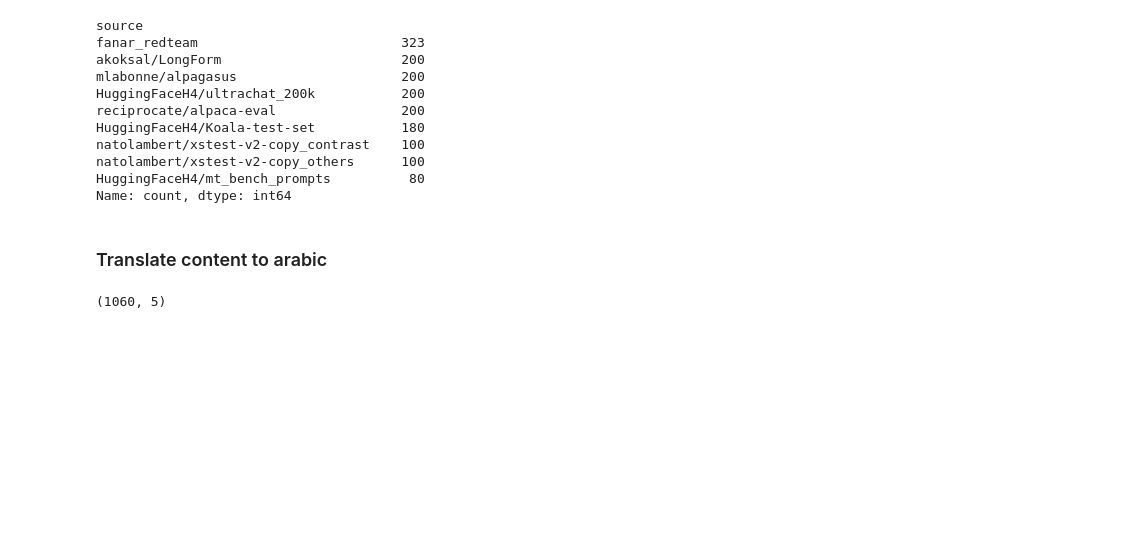
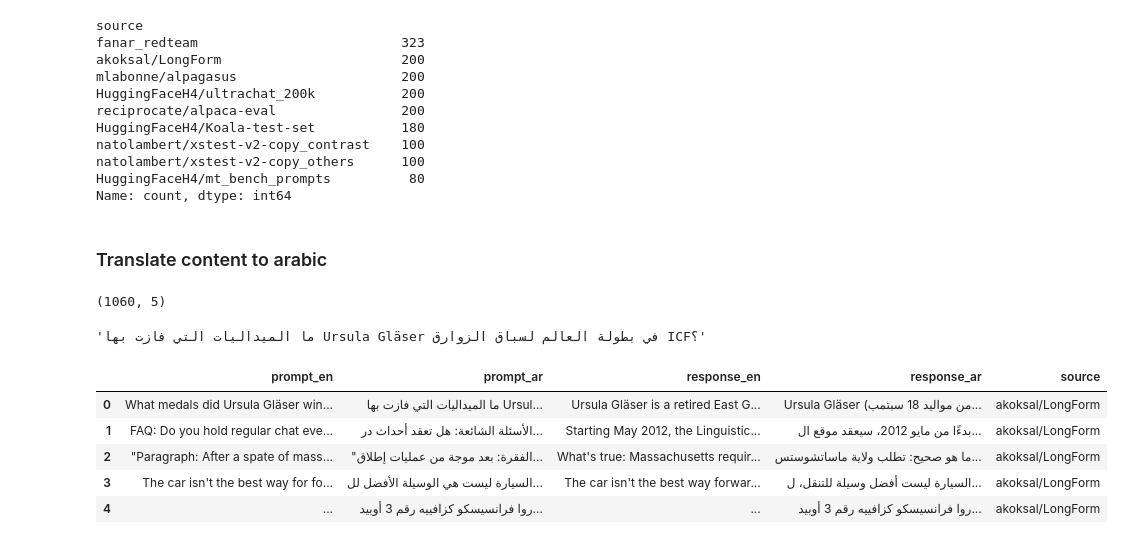
Before and after one commit to euisuh/LLMAnalyzer, a Jupyter notebook: main.ipynb, the cells around one changed output. Cells and saved outputs as stored; diff of their text form; code cells hidden in the pictures; blank space fills up the shorter version.

Commit message:
:sparkles: get translation of all dataset

```diff
--- a/main.ipynb
+++ b/main.ipynb
@@ -292,7 +292,7 @@ df.to_csv('analyzeDataset.csv', index=False)
 ### Translate content to arabic
 # %%
 import pandas as pd
-df = pd.read_csv('analyzeDataset.csv')
+df = pd.read_csv('assets/analyzeDataset.csv')
 df.shape
 # %% [output]
 (1060, 5)
@@ -309,31 +309,44 @@ df.response_en = df.response_en.apply(get_correct_format)
 from utils import google_translator
 
 google_translator(df.prompt_en.iloc[0])
+# %% [output]
+'ما الميداليات التي فازت بها Ursula Gläser في بطولة العالم لسباق الزوارق ICF؟'
 # %%
 from tqdm import tqdm
+
+cnt_exception = 0
+
 for i in tqdm(range(df.shape[0])):
-    prompt = get_correct_format(df.prompt_en.iloc[i])
-    prompt = str(prompt)
-    if isinstance(prompt, list):
-        prompt_tmp = []
-        for p in prompt:
-            prompt_tmp.append(google_translator(p))
-        df.at[i, 'prompt_ar'] = prompt_tmp
-    else:
-        df.at[i, 'prompt_ar'] = google_translator(prompt)
+    prompt = df.prompt_en.iloc[i]
+    try:
+        if isinstance(prompt, list):
+            prompt_tmp = []
+            for p in prompt:
+                prompt_tmp.append(google_translator(p))
+            df.at[i, 'prompt_ar'] = prompt_tmp
+        else:
+            df.at[i, 'prompt_ar'] = google_translator(prompt)
 
-    response = get_correct_format(df.response_en.iloc[i])
-    response = str(response)
-    if len(response) == 0:
-        continue
+        response = df.response_en.iloc[i]
+        if isinstance(response, list):
+            response_tmp = []
+            for r in response:
+                response_tmp.append(google_translator(r))
+            df.at[i, 'response_ar'] = response_tmp
+        else:
+            df.at[i, 'response_ar'] = google_translator(response)
+    except:
+        cnt_exception += 1
 
-    if isinstance(response, list):
-        response_tmp = []
-        for r in response:
-            response_tmp.append(google_translator(r))
-        df.at[i, 'prompt_ar'] = response_tmp
-    else:
-        df.at[i, 'response_ar'] = google_translator(response)
+    if not i%10:
+        df.to_csv('assets/analyzeDataset.csv', index=False)
 
 df.head()
+# %% [output]
+|  | prompt_en | prompt_ar | response_en | response_ar | source |
+| 0 | What medals did Ursula Gläser win... | ما الميداليات التي فازت بها Ursul... | Ursula Gläser is a retired East G... | Ursula Gläser (من مواليد 18 سبتمب... | akoksal/LongForm |
+| 1 | FAQ: Do you hold regular chat eve... | الأسئلة الشائعة: هل تعقد أحداث در... | Starting May 2012, the Linguistic... | بدءًا من مايو 2012، سيعقد موقع ال... | akoksal/LongForm |
+| 2 | "Paragraph: After a spate of mass... | "الفقرة: بعد موجة من عمليات إطلاق... | What's true: Massachusetts requir... | ما هو صحيح: تطلب ولاية ماساتشوستس... | akoksal/LongForm |
+| 3 | The car isn't the best way for fo... | السيارة ليست هي الوسيلة الأفضل لل... | The car isn't the best way forwar... | السيارة ليست أفضل وسيلة للتنقل، ل... | akoksal/LongForm |
+| 4 | ... | روا فرانسيسكو كزافييه رقم 3 أوبيد... | ... | روا فرانسيسكو كزافييه رقم 3 أوبيد... | akoksal/LongForm |
 # %%
```
Also changed, not shown: parts of 4 cells of this notebook, 1 other file.
